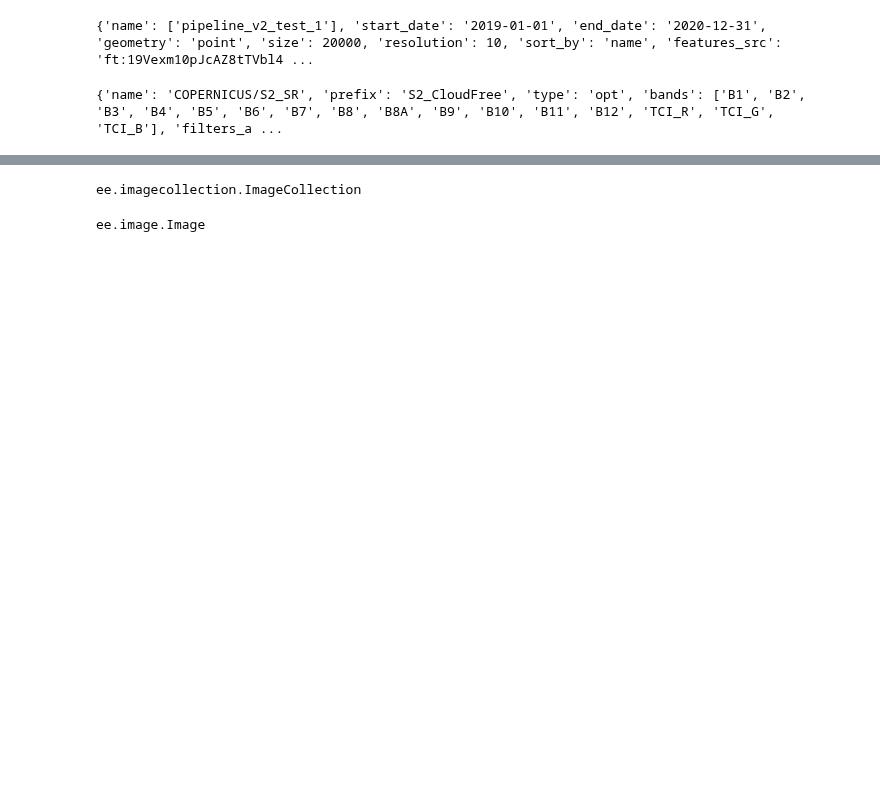
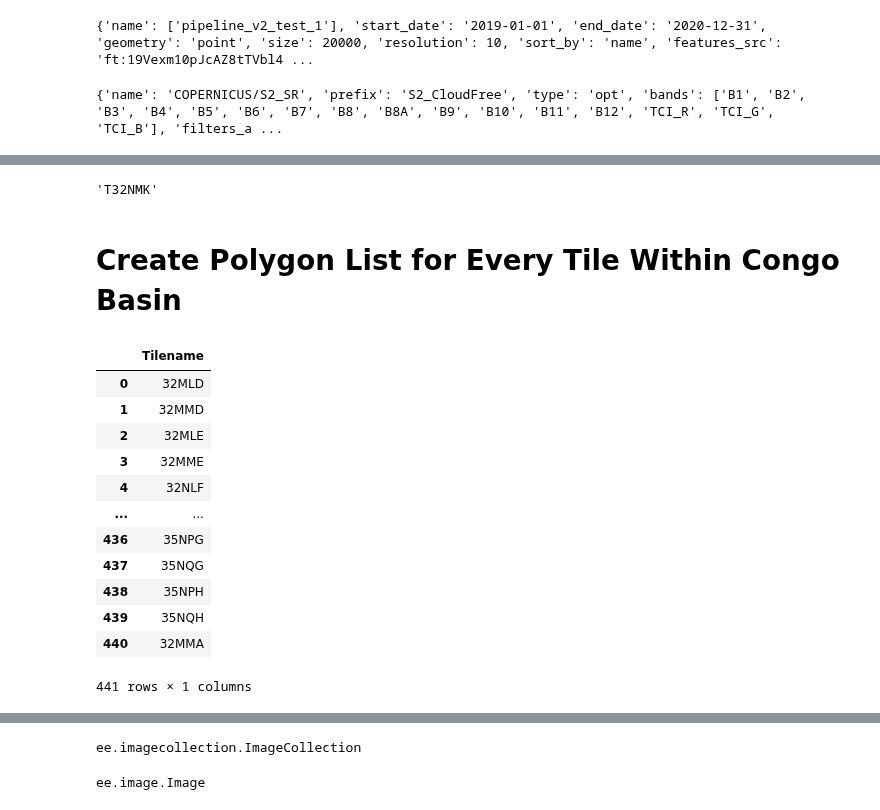
Before and after one commit to panopticonopolis/canopy-gis, a Jupyter notebook: google-earth-explore/GEE_DataDownloader/Cloud_Mask_2.0.ipynb, the cells around one changed output, grey strips where cells are left out. Cells and saved outputs as stored; diff of their text form; code cells hidden in the pictures; blank space fills up the shorter version.

Commit message:
commiting to zhenya branch

```diff
--- a/google-earth-explore/GEE_DataDownloader/Cloud_Mask_2.0.ipynb
+++ b/google-earth-explore/GEE_DataDownloader/Cloud_Mask_2.0.ipynb
@@ -926,0 +986,26 @@ coll = collections[0]
+# %%
+tile = tile_list[0]
+
+tile
+# %% [output]
+'T32NMK'
+# %% [markdown]
+# Create Polygon List for Every Tile Within Congo Basin
+# %%
+df_tiles = pd.read_csv("/Volumes/Lacie/zhenyadata/Project_Canopy_Data/PC_Data/Geometry/tile_lists/shub_tile_list/tile_ids_full_v2.csv")
+# %%
+df_tiles
+# %% [output]
+|  | Tilename |
+| 0 | 32MLD |
+| 1 | 32MMD |
+| 2 | 32MLE |
+| 3 | 32MME |
+| 4 | 32NLF |
+| ... | ... |
+| 436 | 35NPG |
+| 437 | 35NQG |
+| 438 | 35NPH |
+| 439 | 35NQH |
+| 440 | 32MMA |
+441 rows × 1 columns
```
Also changed, not shown: parts of 95 cells of this notebook, 6 other files.
